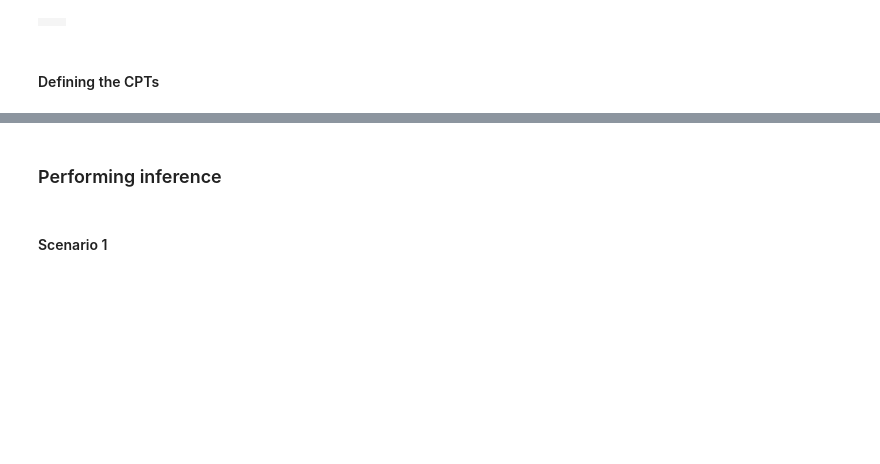
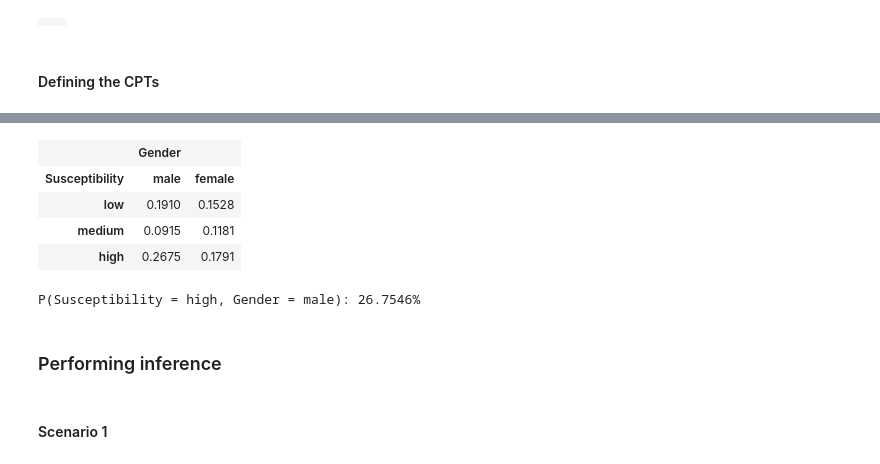
Before and after one commit to Abid-Al-Labib/ENCM-509, a Jupyter notebook: lab 8/Lab08-BayesianNetwork 2022W.ipynb, the cells around one changed output, grey strips where cells are left out. Drawn from its saved outputs; the diff is of its cells as text; code cells hidden in the pictures; blank space fills up the shorter version.

```diff
--- a/lab 8/Lab08-BayesianNetwork 2022W.ipynb
+++ b/lab 8/Lab08-BayesianNetwork 2022W.ipynb
@@ -232,3 +255,17 @@ gnb.showInference(bn, size='30')
+# %%
+# In cases where Winter is "unknown" we can marginalize that variable
+pICF3 = pICF3.margSumOut(['Age'])
+pICF3.normalize()
+# %% [output]
+|  | Gender |  |
+| Susceptibility | male | female |
+| low | 0.1910 | 0.1528 |
+| medium | 0.0915 | 0.1181 |
+| high | 0.2675 | 0.1791 |
+# %%
+print('P(Susceptibility = high, Gender = male): %.4f%%' % (pICF3[2,0] * 100))
+# %% [output]
+P(Susceptibility = high, Gender = male): 26.7546%
 # %% [markdown]
 ### Performing inference
 # %% [markdown]
```
Also changed, not shown: parts of 2 cells of this notebook, 1 other file.
